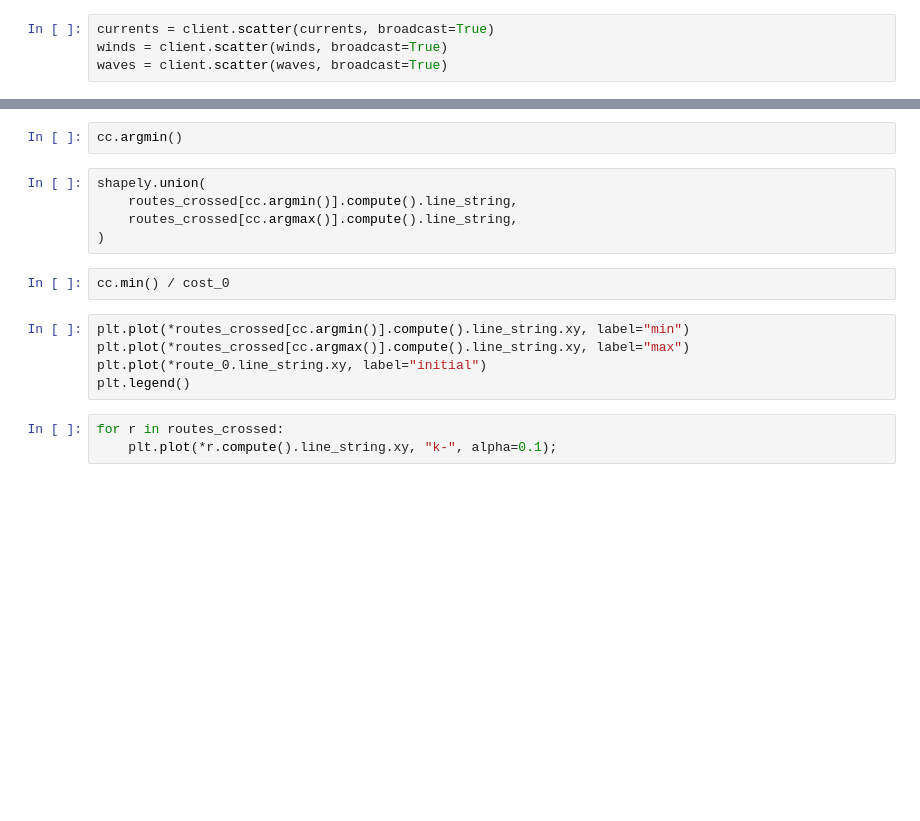
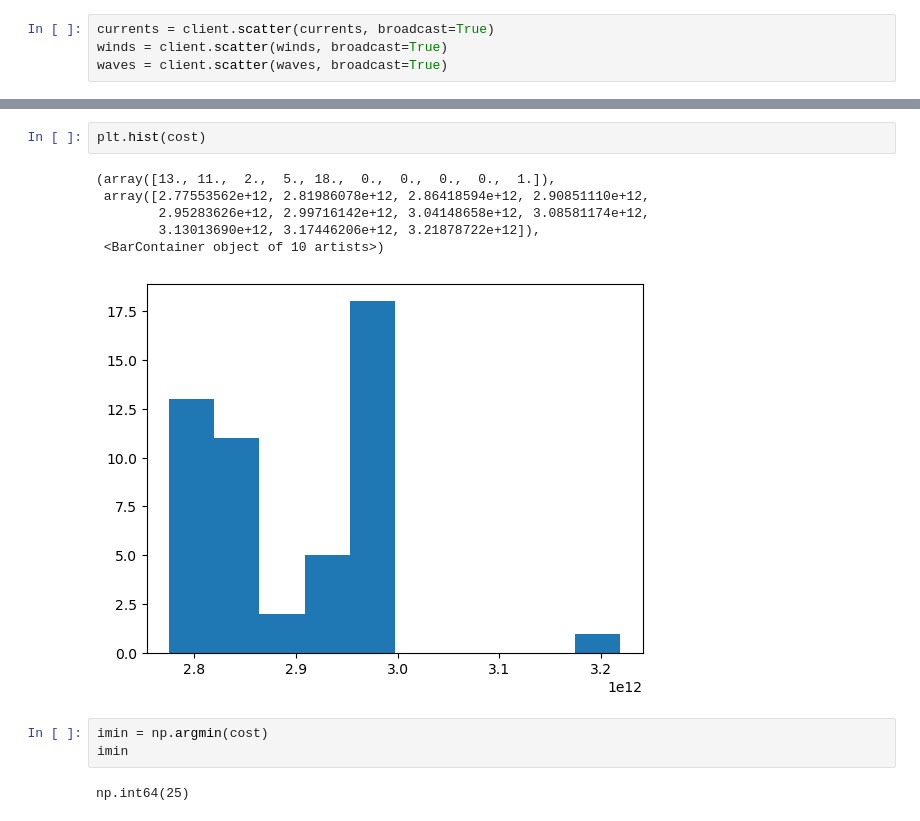
Before and after one commit to willirath/ship_routing, a Jupyter notebook: doc/examples/ship_routing_example_genetic.ipynb, the cells around one changed output, grey strips where cells are left out. Drawn from its saved outputs; the diff is of its cells as text; blank space fills up the shorter version.

```diff
--- a/doc/examples/ship_routing_example_genetic.ipynb
+++ b/doc/examples/ship_routing_example_genetic.ipynb
@@ -428,17 +418,14 @@ cc
-# %%
-cc.argmin()
-# %%
-shapely.union(
-    routes_crossed[cc.argmin()].compute().line_string,
-    routes_crossed[cc.argmax()].compute().line_string,
-)
-# %%
-cc.min() / cost_0
-# %%
-plt.plot(*routes_crossed[cc.argmin()].compute().line_string.xy, label="min")
-plt.plot(*routes_crossed[cc.argmax()].compute().line_string.xy, label="max")
-plt.plot(*route_0.line_string.xy, label="initial")
-plt.legend()
-# %%
-for r in routes_crossed:
-    plt.plot(*r.compute().line_string.xy, "k-", alpha=0.1);
+# %%
+plt.hist(cost)
+# %% [output]
+(array([13., 11.,  2.,  5., 18.,  0.,  0.,  0.,  0.,  1.]),
+ array([2.77553562e+12, 2.81986078e+12, 2.86418594e+12, 2.90851110e+12,
+        2.95283626e+12, 2.99716142e+12, 3.04148658e+12, 3.08581174e+12,
+        3.13013690e+12, 3.17446206e+12, 3.21878722e+12]),
+ <BarContainer object of 10 artists>)
+[figure, added]
+# %%
+imin = np.argmin(cost)
+imin
+# %% [output]
+np.int64(25)
```
Also changed, not shown: parts of 31 cells of this notebook.
